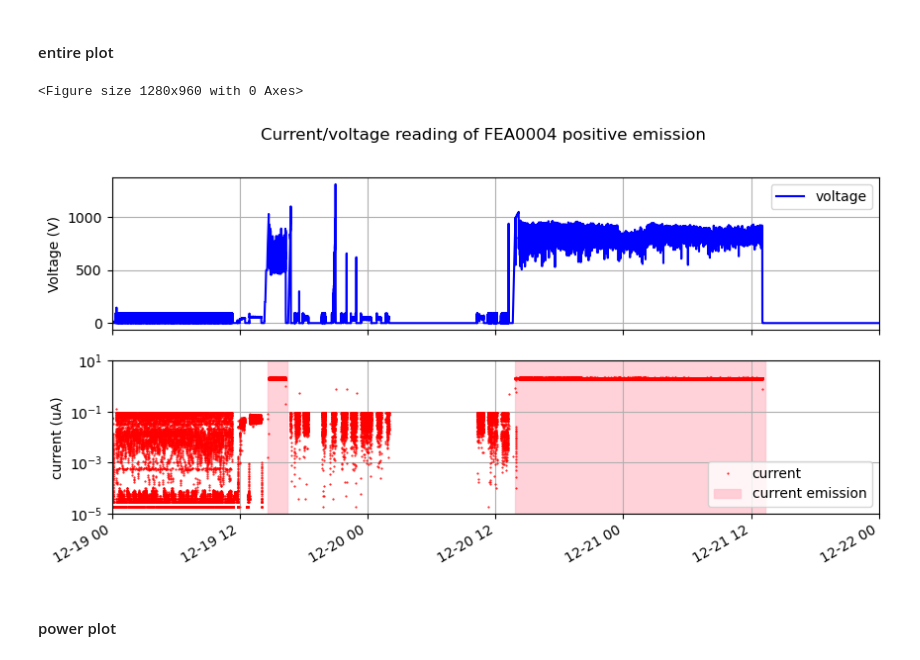
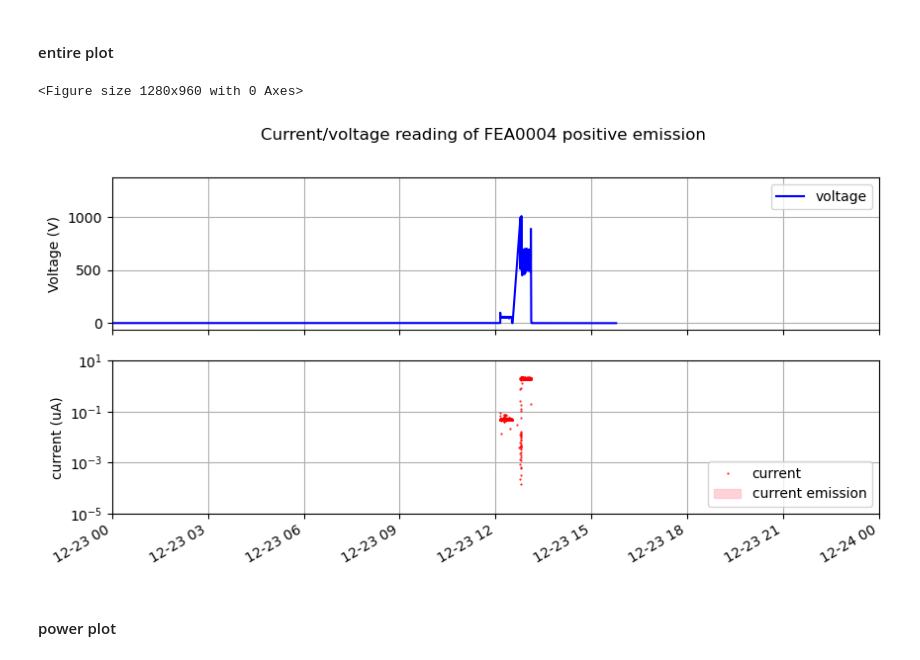
Before and after one commit to Kyatn/FEA-analysis, a Jupyter notebook: 241227_4FEA_LXe.ipynb, the cells around one changed output. Cells and saved outputs as stored; diff of their text form; code cells hidden in the pictures.

```diff
--- a/241227_4FEA_LXe.ipynb
+++ b/241227_4FEA_LXe.ipynb
@@ -1017,13 +1017,14 @@ t_start_base = '24/11/26-12:30:01'
 t_end_base = '24/11/26-12:40:00'
 
 new_df_F0004_neg = FEA_analysis.partial_charge(df_F0004_neg, t_start, t_end, t_start_base, t_end_base)
-new_df_F0004_neg.loc[new_df_F0004_neg['ch']==2, 'FEA'] = FEA[1]
+new_df_F0004_neg.loc[new_df_F0004_neg['ch']==3, 'FEA'] = FEA[1]
 
 plt.figure(dpi=200)
 fig, (ax1, ax2) = plt.subplots(2,1, sharex='col')
 
 date_caen1 = []
 df = new_df_F0004_neg
+print(df)
 
 for date in df.timestamp.tolist():
     date_caen1.append(datetime.strptime(date, '%y/%m/%d-%H:%M:%S'))
@@ -1033,7 +1034,7 @@ ax2.plot(date_caen1, df.IMON.tolist(),'.',color='red', label='current', markersi
 ax1.plot(date_caen1, df.VSET.tolist(), '--', color='darkgrey', label='VSET')
 ax1.axhline(mean(df.VMON.tolist()), linestyle= ':', label = 'VMON avg')
 
-fig.suptitle(f"Current/voltage reading of {df.FEA[0]}")
+fig.suptitle(f"Current/voltage reading of {df.FEA.iloc[0]}")
 ax1.set_ylabel('Voltage (V)')
 ax2.set_ylabel('current (uA)')
 #ax1.set_yscale('log')
@@ -1052,0 +1070,36 @@ current used to baseline correction is -3.119365308332955e-07
+# %%
+t_start = '24/12/23-12:05:11'
+t_end = '24/12/23-12:35:21'
+
+t_start_base = '24/11/26-12:30:01'
+t_end_base = '24/11/26-12:40:00'
+
+new_df_F0004_neg = FEA_analysis.partial_charge(df_F0004_neg, t_start, t_end, t_start_base, t_end_base)
+new_df_F0004_neg.loc[new_df_F0004_neg['ch']==3, 'FEA'] = FEA[1]
+
+plt.figure(dpi=200)
+fig, (ax1, ax2) = plt.subplots(2,1, sharex='col')
+
+date_caen1 = []
+df = new_df_F0004_neg
+
+for date in df.timestamp.tolist():
+    date_caen1.append(datetime.strptime(date, '%y/%m/%d-%H:%M:%S'))
+
+ax1.plot(date_caen1, df.VMON.tolist(),'-',color='blue',  label= 'voltage', markersize=1)
+ax2.plot(date_caen1, df.IMON.tolist(),'.',color='red', label='current', markersize=1)
+ax1.plot(date_caen1, df.VSET.tolist(), '--', color='darkgrey', label='VSET')
+
+fig.suptitle(f"Current/voltage reading of {df.FEA[0]} in electron emission")
+ax1.set_ylabel('Voltage (V)')
+ax2.set_ylabel('current (uA)')
+#ax1.set_yscale('log')
+ax2.set_yscale('log')
+#ax1.set_ylim(300)
+ax2.set_ylim([1e-5, 10])
+ax1.grid()
+ax2.grid()
+ax1.legend()
+ax2.legend()
+
+plt.gcf().autofmt_xdate()
@@ -1182,36 +1239,36 @@ ts1 = '24/12/20-13:50:11'
 te1 = '24/12/21-13:20:21'
 ax2.axvspan(datetime.strptime(ts1, '%y/%m/%d-%H:%M:%S'), datetime.strptime(te1, '%y/%m/%d-%H:%M:%S'), alpha=0.7, color='pink', label = 'current emission')
 
 ts2 = '24/12/19-14:38:11'
 te2 = '24/12/19-16:25:21'
 ax2.axvspan(datetime.strptime(ts2, '%y/%m/%d-%H:%M:%S'), datetime.strptime(te2, '%y/%m/%d-%H:%M:%S'), alpha=0.7, color='pink')
 
 ts3 = '24/09/09-08:35:11'
 te3 = '24/09/09-20:18:21'
 #ax2.axvspan(datetime.strptime(ts3, '%y/%m/%d-%H:%M:%S'), datetime.strptime(te3, '%y/%m/%d-%H:%M:%S'), alpha=0.7, color='pink')
 
 
 fig.suptitle(f"Current/voltage reading of {FEA_name} positive emission")
 ax1.set_ylabel('Voltage (V)')
 ax2.set_ylabel('current (uA)')
 #ax1.set_yscale('log')
 ax2.set_yscale('log')
 #ax1.set_ylim(300)
 ax2.set_ylim([1e-5, 10])
 
-ax1.set_xlim([date(2024,12,19), date(2024,12,22)])
+ax1.set_xlim([date(2024,12,23), date(2024,12,24)])
 
 ax1.grid()
 ax2.grid()
 ax1.legend()
 ax2.legend(loc='lower right')
 
 plt.gcf().autofmt_xdate()
-plt.savefig(f"{FEA_name}_LXePlot_all.jpg", format='jpg')
+#plt.savefig(f"{FEA_name}_LXePlot_all.jpg", format='jpg')
 plt.show()
 # %% [output]
 <Figure size 1280x960 with 0 Axes>
-[figure, old version]
+[figure, new version]
 # %% [markdown]
 #### power plot
 # %%
```
Also changed, not shown: parts of 34 cells of this notebook, 1 other file.
